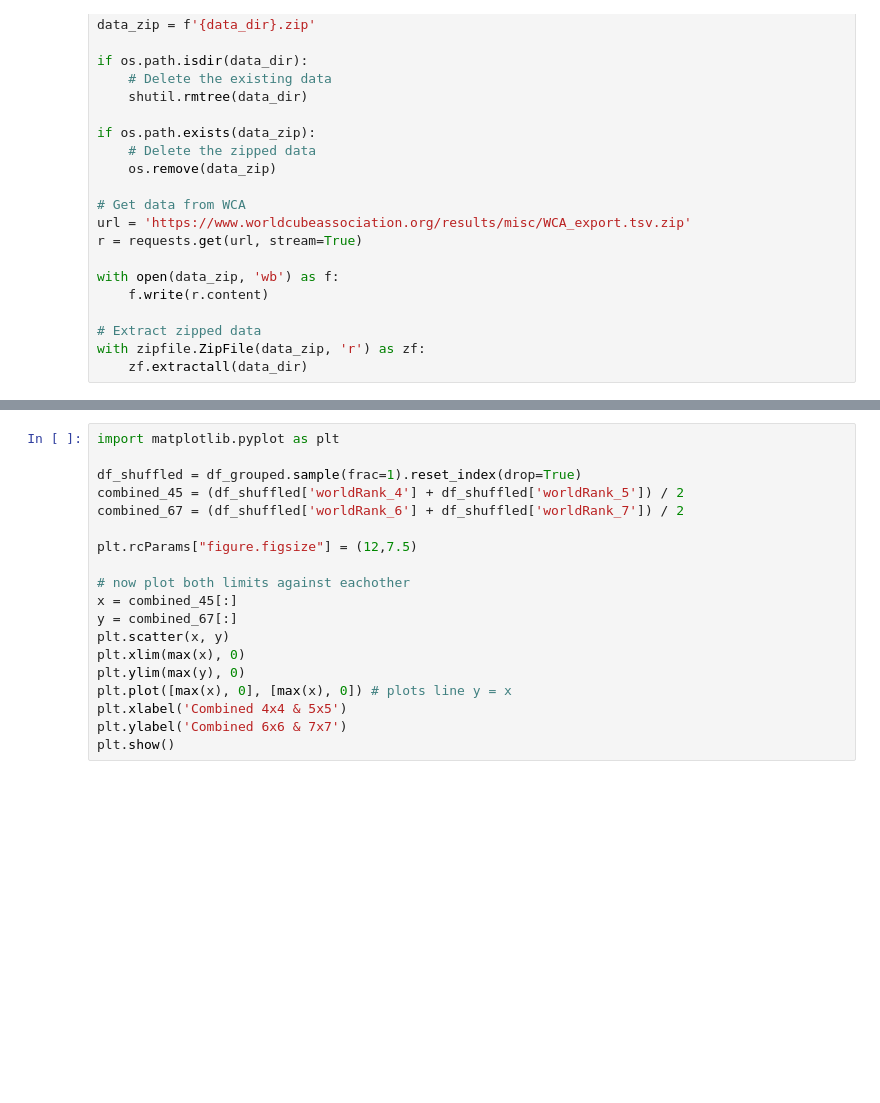
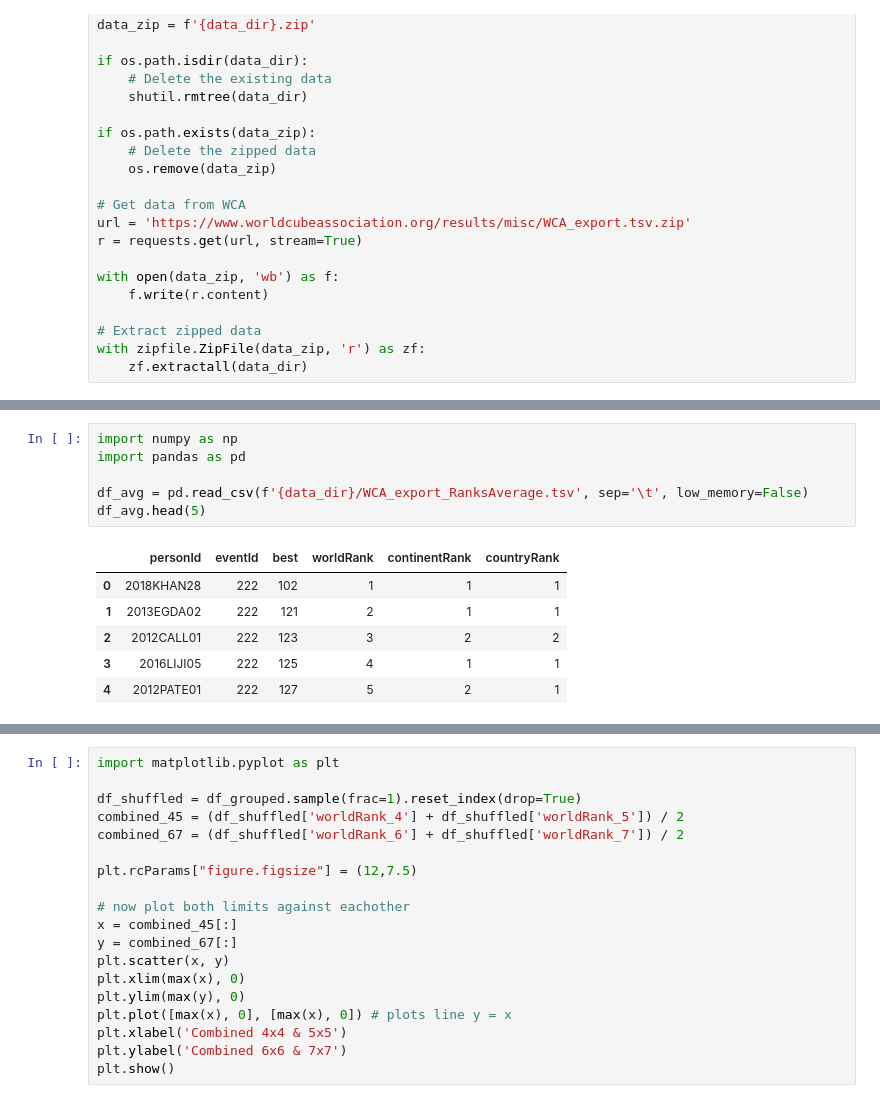
Before and after one commit to chanoepark/CMSC320FinalProj, a Jupyter notebook: CMSC320FinalProj_ParkEllis.ipynb, the cells around one changed output, grey strips where cells are left out. Drawn from its saved outputs; the diff is of its cells as text; blank space fills up the shorter version.

```diff
--- a/CMSC320FinalProj_ParkEllis.ipynb
+++ b/CMSC320FinalProj_ParkEllis.ipynb
@@ -48,0 +66,13 @@ with zipfile.ZipFile(data_zip, 'r') as zf:
+# %%
+import numpy as np
+import pandas as pd
+
+df_avg = pd.read_csv(f'{data_dir}/WCA_export_RanksAverage.tsv', sep='\t', low_memory=False)
+df_avg.head(5)
+# %% [output]
+|  | personId | eventId | best | worldRank | continentRank | countryRank |
+| 0 | 2018KHAN28 | 222 | 102 | 1 | 1 | 1 |
+| 1 | 2013EGDA02 | 222 | 121 | 2 | 1 | 1 |
+| 2 | 2012CALL01 | 222 | 123 | 3 | 2 | 2 |
+| 3 | 2016LIJI05 | 222 | 125 | 4 | 1 | 1 |
+| 4 | 2012PATE01 | 222 | 127 | 5 | 2 | 1 |
```
Also changed, not shown: parts of 10 cells of this notebook, 3 other files.
